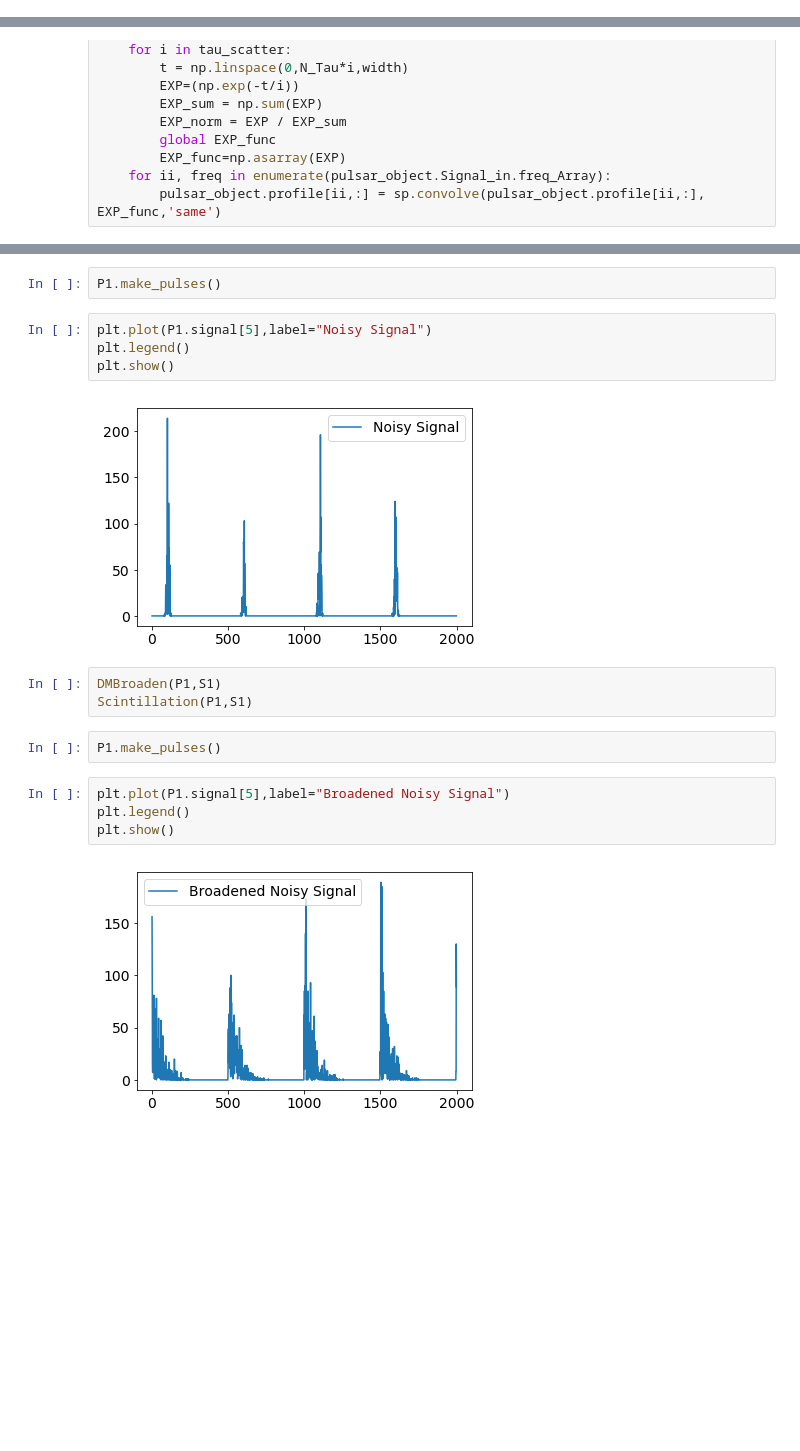
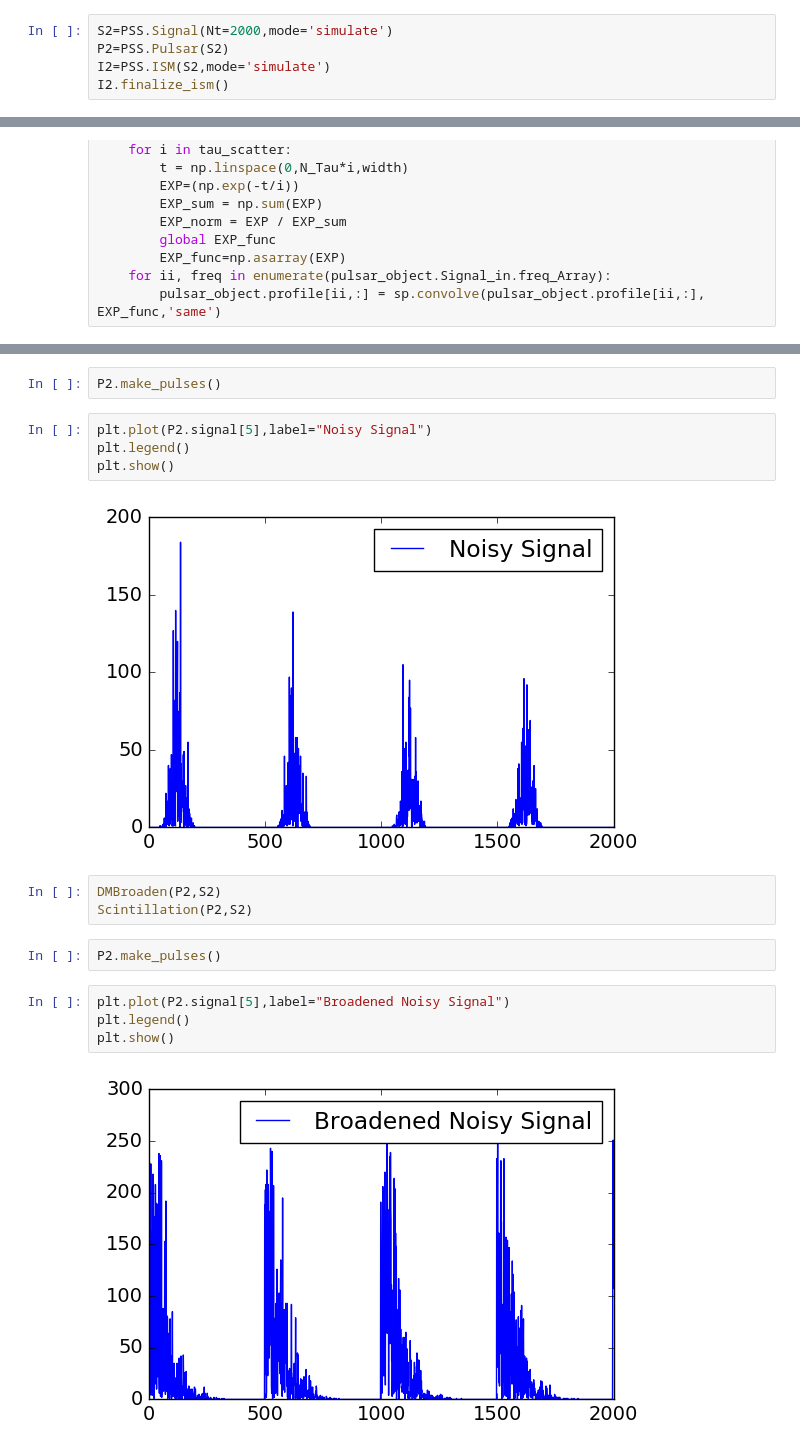
Before and after one commit to ameliahenkel/REU_SU17, a Jupyter notebook: Cassidy_Methods/MinimalWorkingNotebook_Cassidy_Plus_EXP.ipynb, the cells around one changed output, grey strips where cells are left out. Saved outputs shown, nothing was run; the diff lists cells and outputs as text; blank space fills up the shorter version.

```diff
--- a/Cassidy_Methods/MinimalWorkingNotebook_Cassidy_Plus_EXP.ipynb
+++ b/Cassidy_Methods/MinimalWorkingNotebook_Cassidy_Plus_EXP.ipynb
@@ -54,0 +90,5 @@ Define the function that convolves with an exponential
+# %%
+S2=PSS.Signal(Nt=2000,mode='simulate')
+P2=PSS.Pulsar(S2)
+I2=PSS.ISM(S2,mode='simulate')
+I2.finalize_ism()
@@ -69,19 +113,19 @@ def Scintillation(pulsar_object, signal_object):
 # %%
-P1.make_pulses()
+P2.make_pulses()
 # %%
-plt.plot(P1.signal[5],label="Noisy Signal")
+plt.plot(P2.signal[5],label="Noisy Signal")
 plt.legend()
 plt.show()
 # %% [output]
-[figure, old version]
+[figure, new version]
-# %%
-DMBroaden(P1,S1)
-Scintillation(P1,S1)
+# %%
+DMBroaden(P2,S2)
+Scintillation(P2,S2)
 # %%
-P1.make_pulses()
+P2.make_pulses()
 # %%
-plt.plot(P1.signal[5],label="Broadened Noisy Signal")
+plt.plot(P2.signal[5],label="Broadened Noisy Signal")
 plt.legend()
 plt.show()
 # %% [output]
-[figure, old version]
+[figure, new version]
```
Also changed, not shown: parts of 14 cells of this notebook.
